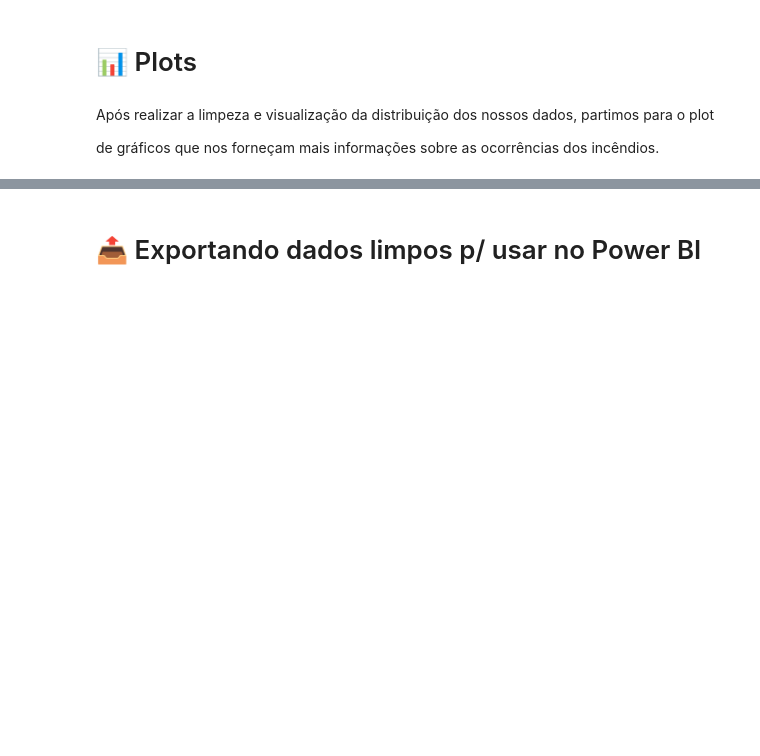
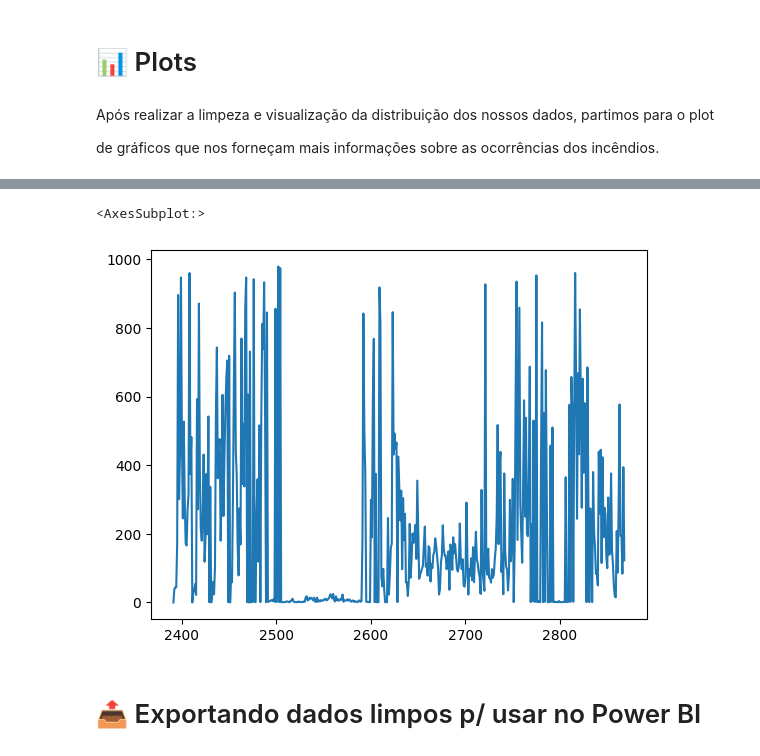
Before and after one commit to pedrorcm/Queimadas_Brasil, a Jupyter notebook: extenso.ipynb, the cells around one changed output, grey strips where cells are left out. Saved outputs shown, nothing was run; the diff lists cells and outputs as text; code cells hidden in the pictures; blank space fills up the shorter version.

```diff
--- a/extenso.ipynb
+++ b/extenso.ipynb
@@ -343,3 +475,8 @@ plt.show()
+# %%
+data.groupby('state').get_group('Mato Grosso').number.plot()
+# %% [output]
+<AxesSubplot:>
+[figure, added]
 # %% [markdown]
 # 📤 Exportando dados limpos p/ usar no Power BI
 # %% [markdown]
```
Also changed, not shown: parts of 18 cells of this notebook.
